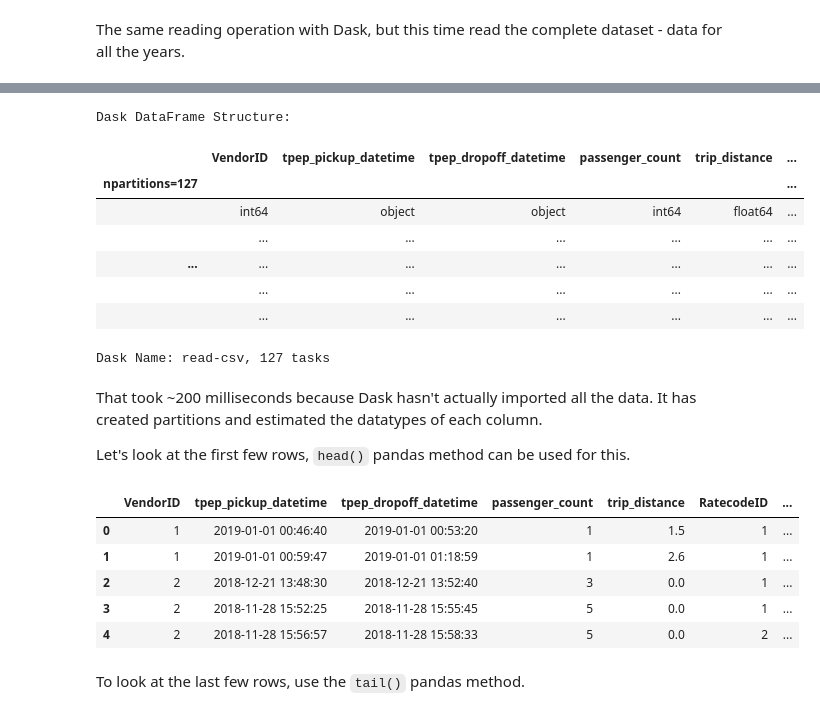
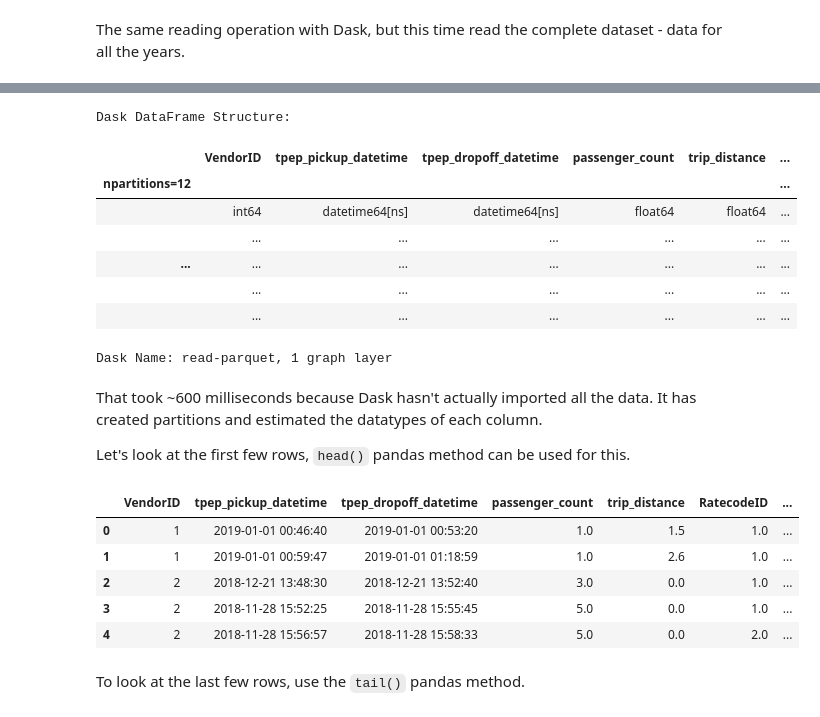
Before and after one commit to coiled/talkpython-getting-started-with-dask, a Jupyter notebook: 02-dataframe.ipynb, the cells around one changed output, grey strips where cells are left out. Saved outputs shown, nothing was run; the diff lists cells and outputs as text; code cells hidden in the pictures.

```diff
--- a/02-dataframe.ipynb
+++ b/02-dataframe.ipynb
@@ -141,6 +135,6 @@ The same reading operation with Dask, but this time read the complete dataset -
 
 import dask.dataframe as dd
 
-df = dd.read_csv("data/yellow_tripdata_2019-*.csv")
+df = dd.read_parquet("s3://nyc-tlc/trip data/yellow_tripdata_2019-*.parquet")
 df
 # %% [output]
@@ -149,25 +143,25 @@ Wall time: 4.67 s
 Dask DataFrame Structure:
 |  | VendorID | tpep_pickup_datetime | tpep_dropoff_datetime | passenger_count | trip_distance | ... |
-| npartitions=127 |  |  |  |  |  | ... |
-|  | int64 | object | object | int64 | float64 | ... |
+| npartitions=12 |  |  |  |  |  | ... |
+|  | int64 | datetime64[ns] | datetime64[ns] | float64 | float64 | ... |
 |  | ... | ... | ... | ... | ... | ... |
 | ... | ... | ... | ... | ... | ... | ... |
 |  | ... | ... | ... | ... | ... | ... |
 |  | ... | ... | ... | ... | ... | ... |
-Dask Name: read-csv, 127 tasks
+Dask Name: read-parquet, 1 graph layer
 # %% [markdown]
-That took ~200 milliseconds because Dask hasn't actually imported all the data. It has created partitions and estimated the datatypes of each column.
+That took ~600 milliseconds because Dask hasn't actually imported all the data. It has created partitions and estimated the datatypes of each column.
 
 Let's look at the first few rows, `head()` pandas method can be used for this.
 # %%
 df.head()
 # %% [output]
 |  | VendorID | tpep_pickup_datetime | tpep_dropoff_datetime | passenger_count | trip_distance | RatecodeID | ... |
-| 0 | 1 | 2019-01-01 00:46:40 | 2019-01-01 00:53:20 | 1 | 1.5 | 1 | ... |
-| 1 | 1 | 2019-01-01 00:59:47 | 2019-01-01 01:18:59 | 1 | 2.6 | 1 | ... |
-| 2 | 2 | 2018-12-21 13:48:30 | 2018-12-21 13:52:40 | 3 | 0.0 | 1 | ... |
-| 3 | 2 | 2018-11-28 15:52:25 | 2018-11-28 15:55:45 | 5 | 0.0 | 1 | ... |
-| 4 | 2 | 2018-11-28 15:56:57 | 2018-11-28 15:58:33 | 5 | 0.0 | 2 | ... |
+| 0 | 1 | 2019-01-01 00:46:40 | 2019-01-01 00:53:20 | 1.0 | 1.5 | 1.0 | ... |
+| 1 | 1 | 2019-01-01 00:59:47 | 2019-01-01 01:18:59 | 1.0 | 2.6 | 1.0 | ... |
+| 2 | 2 | 2018-12-21 13:48:30 | 2018-12-21 13:52:40 | 3.0 | 0.0 | 1.0 | ... |
+| 3 | 2 | 2018-11-28 15:52:25 | 2018-11-28 15:55:45 | 5.0 | 0.0 | 1.0 | ... |
+| 4 | 2 | 2018-11-28 15:56:57 | 2018-11-28 15:58:33 | 5.0 | 0.0 | 2.0 | ... |
 # %% [markdown]
 To look at the last few rows, use the `tail()` pandas method.
 # %%
```
Also changed, not shown: parts of 26 cells of this notebook, 1 other file.
